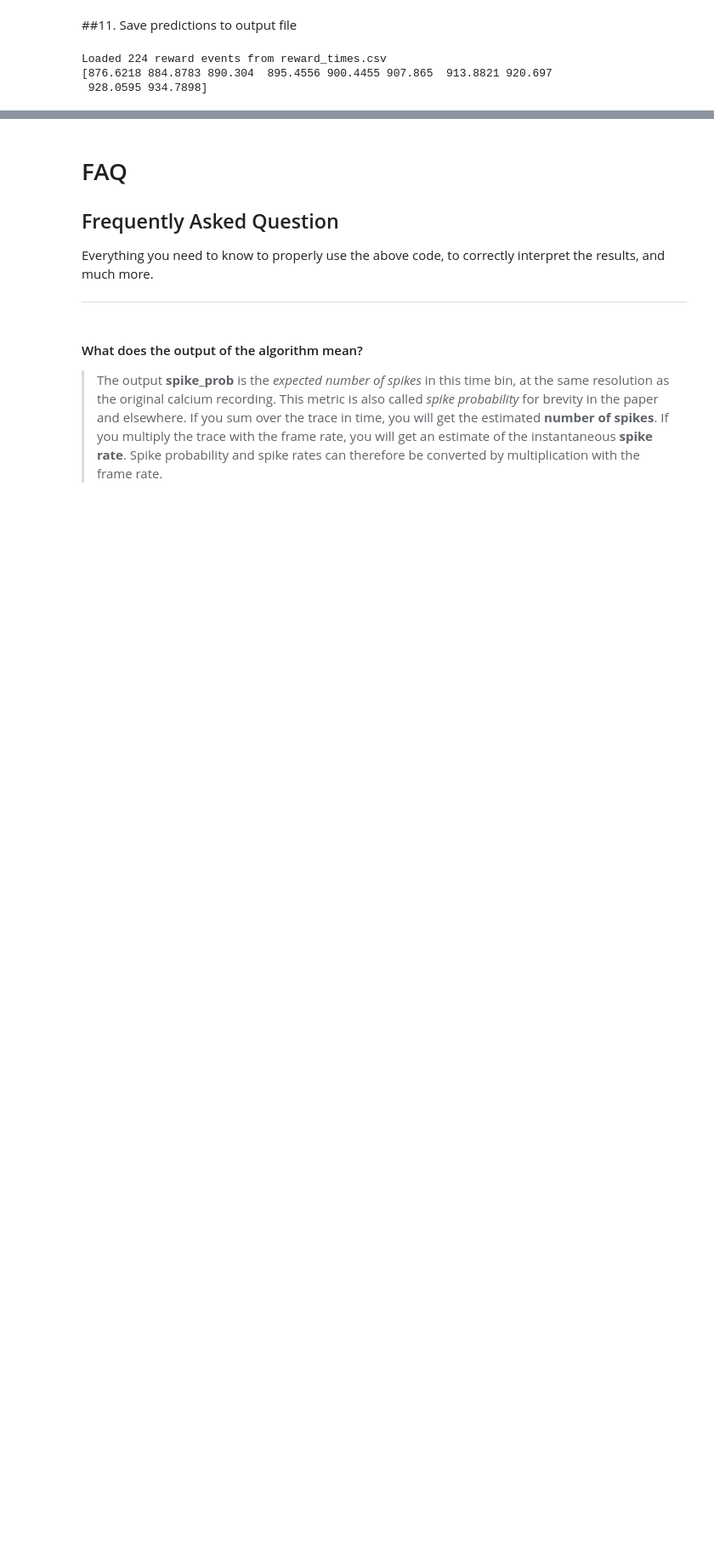
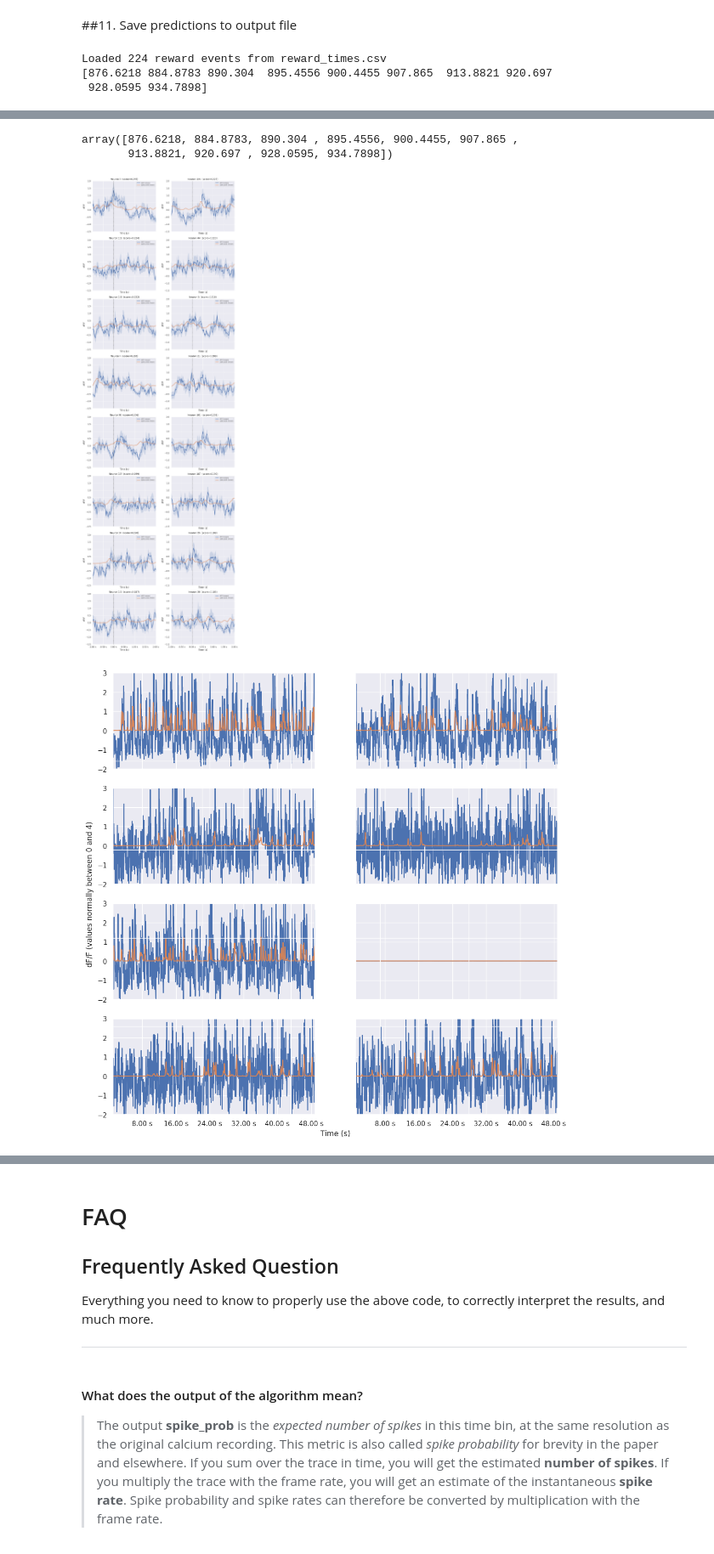
Before and after one commit to davisgrubin/2p_imaging, a Jupyter notebook: Demo scripts/Calibrated_spike_inference_with_Cascade.ipynb, the cells around one changed output, grey strips where cells are left out. Shown at 85% size. Cells and saved outputs as stored; diff of their text form; code cells hidden in the pictures; blank space fills up the shorter version.

```diff
--- a/Demo scripts/Calibrated_spike_inference_with_Cascade.ipynb
+++ b/Demo scripts/Calibrated_spike_inference_with_Cascade.ipynb
@@ -343,7 +353,7 @@ np.save(save_path, spike_prob)
 # %%
 import pandas as pd
 from pathlib import Path
-reward_csv = Path("/content/reward_times.csv")
+reward_csv = Path("/reward_times.csv")
 
 if not reward_csv.exists():
     raise FileNotFoundError(f"{reward_csv} not found. Upload your CSV first.")
@@ -371,12 +381,12 @@ Loaded 224 reward events from reward_times.csv
 # Define a placeholder for reward_times_s. You should replace this with your actual reward times.
 # reward_times_s = np.array([5.0, 10.0, 15.0, 20.0, 25.0]) # Example placeholder values
 
-neuron_indices = np.random.randint(traces.shape[0], size=8)
+# neuron_indices = np.random.randint(traces.shape[0], size=8)
 
 # A) Event-aligned, mean ± SEM:
 t_rel, win_dff, win_spk, valid = plot_event_aligned_traces(
     traces=traces,
-    neuron_indices=neuron_indices,
+    neuron_indices=None,
     frame_rate=frame_rate,
     event_times_s=reward_times_s,
     pre_s=1.0,
@@ -436,37 +448,51 @@ from cascade2p.utils import plot_event_aligned_traces
+# %%
+reward_times_s[:10]
+# %% [output]
+array([876.6218, 884.8783, 890.304 , 895.4556, 900.4455, 907.865 ,
+       913.8821, 920.697 , 928.0595, 934.7898])
 # %%
 # Define a placeholder for reward_times_s. You should replace this with your actual reward times.
-reward_times_s = np.array([5.0, 10.0, 15.0, 20.0, 25.0]) # Example placeholder values
+reward_times_s = (
+    reward_df["absolute_start_s"]
+    .astype(float)
+    .dropna()
+    .drop_duplicates()
+    .sort_values()
+    .to_numpy()
+) # Example placeholder values
 
-neuron_indices = np.random.randint(traces.shape[0], size=8)
+# neuron_indices = np.random.randint(traces.shape[0], size=8)
 
 # A) Event-aligned, mean ± SEM:
-t_rel, win_dff, win_spk, valid = plot_event_aligned_traces(
+t_rel, win_dff, win_spk, valid, sorted_neurons, scores = plot_event_aligned_traces(
     traces=traces,
-    neuron_indices=neuron_indices,
+    neuron_indices=None,                 # let it pick from all neurons
     frame_rate=frame_rate,
-    event_times_s=reward_times_s,
-    pre_s=1.0,
-    post_s=2.0,
-    spiking=spike_prob,
-    show_mean_sem=True,
-    show_all_trials=False,
-    y_range=(-2, 3),
-    spk_offset=-1.0,
-    title="Peri-reward aligned (mean±SEM)"
+    event_times_s=reward_times_s[:8],
+    pre_s=1.0, post_s=2.0,
+    spiking=spike_prob,                  # required for sorting
+    sort_by_spike_prob=True,
+    sort_window_s=(-0.2, 0.5),
+    top_k=16,                            # show top 16
+    spk_offset=0.0,# keep ≥ 0
+    title = ""
 )
 
-# B) Same but overlay all trials (first 30):
-_ = plot_event_aligned_traces(
-    traces, neuron_indices, frame_rate, reward_times_s,
-    pre_s=1.0, post_s=2.0,
-    spiking=spike_prob,
-    show_mean_sem=True,
-    show_all_trials=True,
-    max_trials_to_plot=30
-)
+# # B) Same but overlay all trials (first 30):
+# _ = plot_event_aligned_traces(
+#     traces, neuron_indices, frame_rate, reward_times_s,
+#     pre_s=1.0, post_s=2.0,
+#     spiking=spike_prob,
+#     show_mean_sem=True,
+#     show_all_trials=True,
+#     max_trials_to_plot=30
+# )
 
 # C) Original multi-panel plot with vertical reward markers (no alignment):
 _ = plot_dFF_traces(traces, neuron_indices, frame_rate,
                     spiking=spike_prob,
                     y_range=(-2, 3),
                     reward_times_s=reward_times_s)
+# %% [output]
+[figure, added]
+[figure, added]
```
Also changed, not shown: parts of 11 cells of this notebook.
